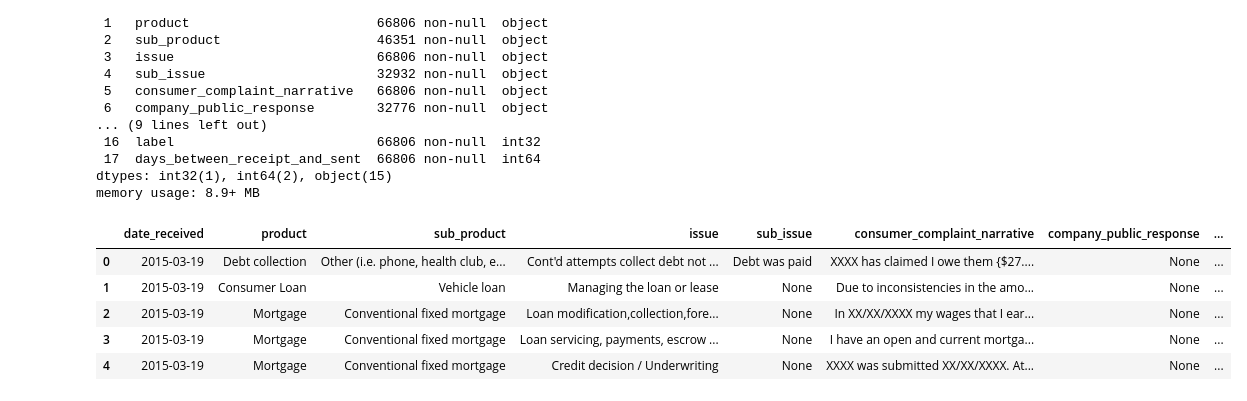
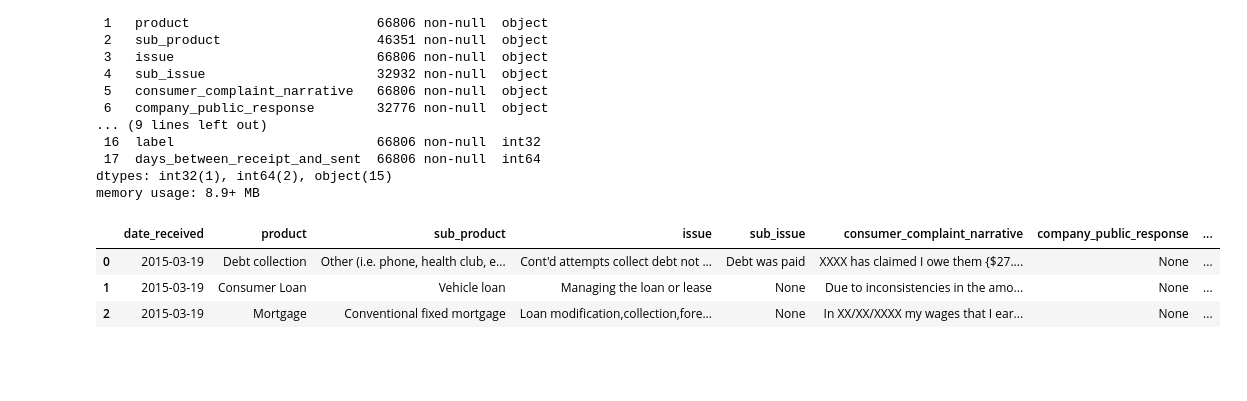
Before and after one commit to schellrw/consumer_complaints, a Jupyter notebook: 00_EDA_and_FE.ipynb, the cells around one changed output. Cells and saved outputs as stored; diff of their text form; code cells hidden in the pictures; blank space fills up the shorter version.

```diff
--- a/00_EDA_and_FE.ipynb
+++ b/00_EDA_and_FE.ipynb
@@ -268,11 +264,9 @@ Data columns (total 18 columns):
 dtypes: int32(1), int64(2), object(15)
 memory usage: 8.9+ MB
 # %%
-df.head()
+df.head(3)
 # %% [output]
 |  | date_received | product | sub_product | issue | sub_issue | consumer_complaint_narrative | company_public_response | ... |
 | 0 | 2015-03-19 | Debt collection | Other (i.e. phone, health club, e... | Cont'd attempts collect debt not ... | Debt was paid | XXXX has claimed I owe them {$27.... | None | ... |
 | 1 | 2015-03-19 | Consumer Loan | Vehicle loan | Managing the loan or lease | None | Due to inconsistencies in the amo... | None | ... |
 | 2 | 2015-03-19 | Mortgage | Conventional fixed mortgage | Loan modification,collection,fore... | None | In XX/XX/XXXX my wages that I ear... | None | ... |
-| 3 | 2015-03-19 | Mortgage | Conventional fixed mortgage | Loan servicing, payments, escrow ... | None | I have an open and current mortga... | None | ... |
-| 4 | 2015-03-19 | Mortgage | Conventional fixed mortgage | Credit decision / Underwriting | None | XXXX was submitted XX/XX/XXXX. At... | None | ... |
```
Also changed, not shown: parts of 4 cells of this notebook, 1 other file.
